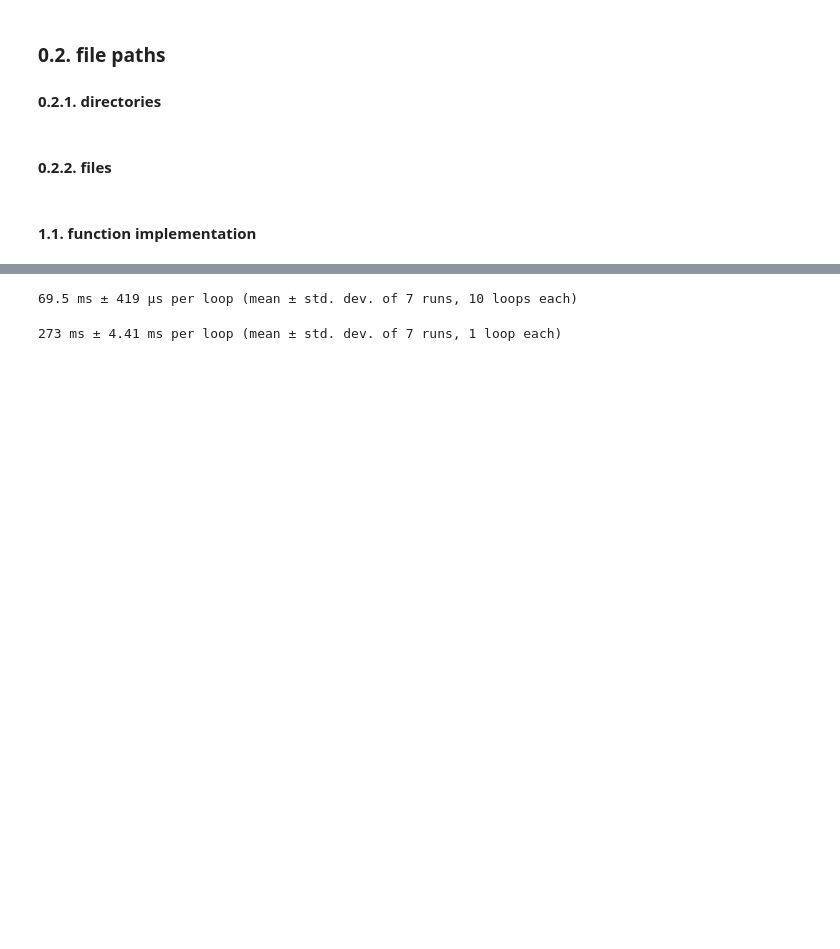
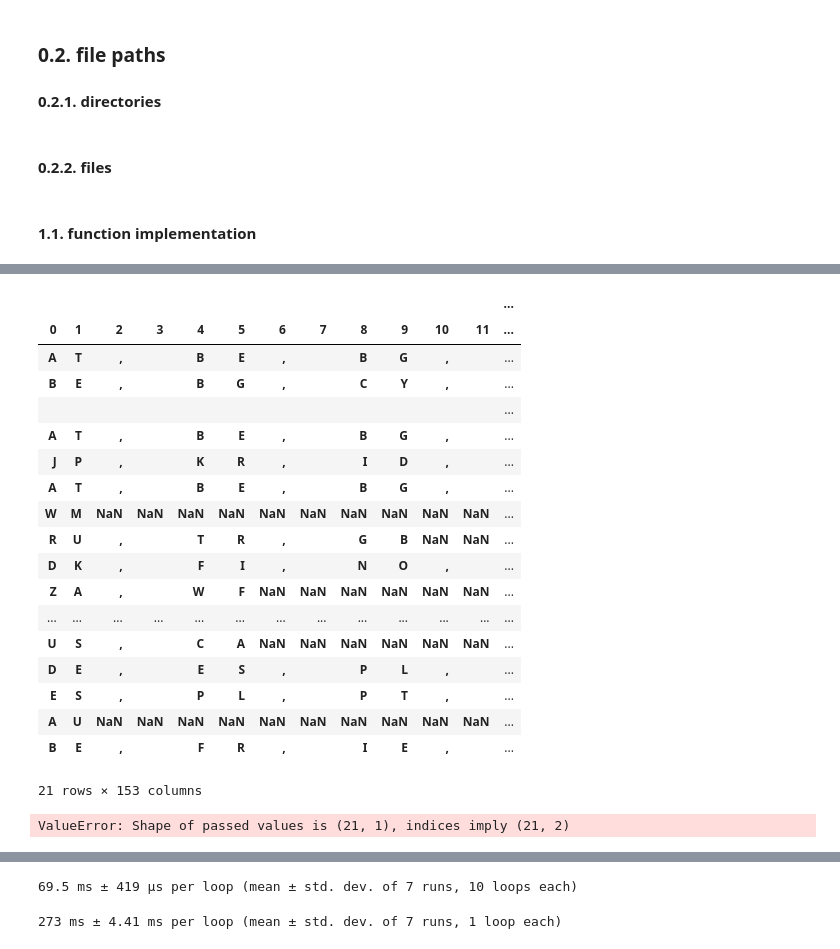
Before and after one commit to brightway-lca/bw_hybrid, a Jupyter notebook: dev/notebooks/function_refactoring/hybridize_preparation_functions.ipynb, the cells around one changed output, grey strips where cells are left out. Drawn from its saved outputs; the diff is of its cells as text; code cells hidden in the pictures; blank space fills up the shorter version.

```diff
--- a/dev/notebooks/function_refactoring/hybridize_preparation_functions.ipynb
+++ b/dev/notebooks/function_refactoring/hybridize_preparation_functions.ipynb
@@ -104,0 +161,34 @@ PRO_f = pylcaio_object_before_hybrid.PRO_f
+# %%
+pd.DataFrame.from_records(
+    data = list(dict_io_countries_per_lca_region.values()),
+    #columns = ['region', 'country'],
+    index = pd.RangeIndex(start = 0, stop = len(dict_io_countries_per_lca_region))
+)
+# %% [output]
+|  |  |  |  |  |  |  |  |  |  |  |  | ... |
+| 0 | 1 | 2 | 3 | 4 | 5 | 6 | 7 | 8 | 9 | 10 | 11 | ... |
+| A | T | , |  | B | E | , |  | B | G | , |  | ... |
+| B | E | , |  | B | G | , |  | C | Y | , |  | ... |
+|  |  |  |  |  |  |  |  |  |  |  |  | ... |
+| A | T | , |  | B | E | , |  | B | G | , |  | ... |
+| J | P | , |  | K | R | , |  | I | D | , |  | ... |
+| A | T | , |  | B | E | , |  | B | G | , |  | ... |
+| W | M | NaN | NaN | NaN | NaN | NaN | NaN | NaN | NaN | NaN | NaN | ... |
+| R | U | , |  | T | R | , |  | G | B | NaN | NaN | ... |
+| D | K | , |  | F | I | , |  | N | O | , |  | ... |
+| Z | A | , |  | W | F | NaN | NaN | NaN | NaN | NaN | NaN | ... |
+| ... | ... | ... | ... | ... | ... | ... | ... | ... | ... | ... | ... | ... |
+| U | S | , |  | C | A | NaN | NaN | NaN | NaN | NaN | NaN | ... |
+| D | E | , |  | E | S | , |  | P | L | , |  | ... |
+| E | S | , |  | P | L | , |  | P | T | , |  | ... |
+| A | U | NaN | NaN | NaN | NaN | NaN | NaN | NaN | NaN | NaN | NaN | ... |
+| B | E | , |  | F | R | , |  | I | E | , |  | ... |
+21 rows × 153 columns
+# %%
+pd.DataFrame(
+    data = list(dict_io_countries_per_lca_region),
+    columns = ['region', 'country'],
+    index = pd.RangeIndex(start = 0, stop = len(dict_io_countries_per_lca_region))
+)
+# %% [output]
+ValueError: Shape of passed values is (21, 1), indices imply (21, 2)
```
Also changed, not shown: parts of 15 cells of this notebook, 2 other files.
